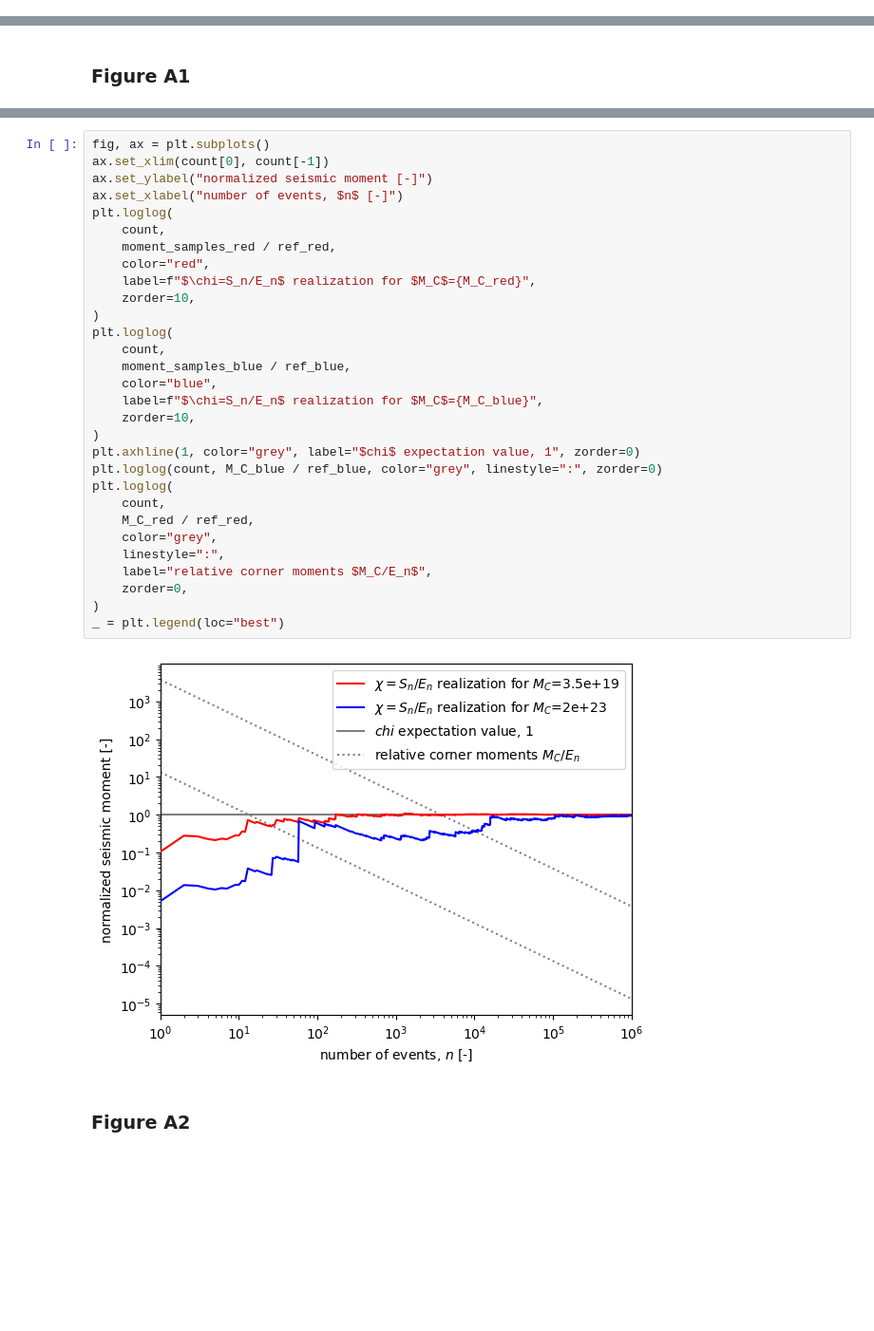
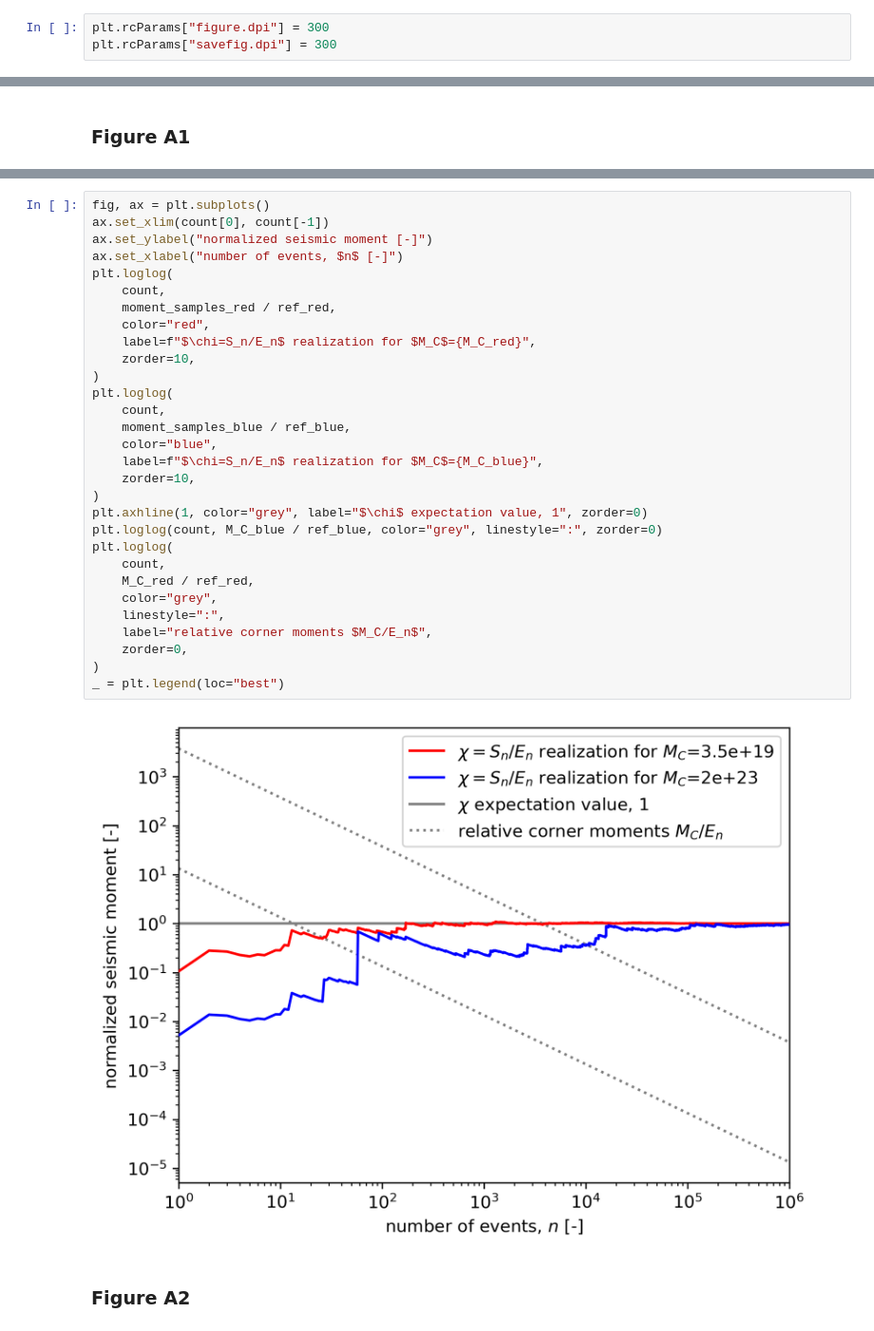
Before and after one commit to TNO/tapered-pareto, a Jupyter notebook: notebooks/2024-KZK.ipynb, the cells around one changed output, grey strips where cells are left out. Shown at 95% size. Drawn from its saved outputs; the diff is of its cells as text; blank space fills up the shorter version.

```diff
--- a/notebooks/2024-KZK.ipynb
+++ b/notebooks/2024-KZK.ipynb
@@ -17,3 +13,6 @@ Hosting the HTTP server on port 43121 instead
+# %%
+plt.rcParams["figure.dpi"] = 300
+plt.rcParams["savefig.dpi"] = 300
 # %% [markdown]
 ## Cumulative sums - Figures A1-A3
 # %% [markdown]
@@ -123,35 +122,35 @@ _ = plt.legend(loc="best")
 # %%
 fig, ax = plt.subplots()
 ax.set_xlim(count[0], count[-1])
 ax.set_ylabel("normalized seismic moment [-]")
 ax.set_xlabel("number of events, $n$ [-]")
 plt.loglog(
     count,
     moment_samples_red / ref_red,
     color="red",
     label=f"$\chi=S_n/E_n$ realization for $M_C$={M_C_red}",
     zorder=10,
 )
 plt.loglog(
     count,
     moment_samples_blue / ref_blue,
     color="blue",
     label=f"$\chi=S_n/E_n$ realization for $M_C$={M_C_blue}",
     zorder=10,
 )
-plt.axhline(1, color="grey", label="$chi$ expectation value, 1", zorder=0)
+plt.axhline(1, color="grey", label="$\chi$ expectation value, 1", zorder=0)
 plt.loglog(count, M_C_blue / ref_blue, color="grey", linestyle=":", zorder=0)
 plt.loglog(
     count,
     M_C_red / ref_red,
     color="grey",
     linestyle=":",
     label="relative corner moments $M_C/E_n$",
     zorder=0,
 )
 _ = plt.legend(loc="best")
 # %% [output]
-[figure, old version]
+[figure, new version]
 # %% [markdown]
 ### Figure A2
 # %%
```
Also changed, not shown: parts of 7 cells of this notebook.
